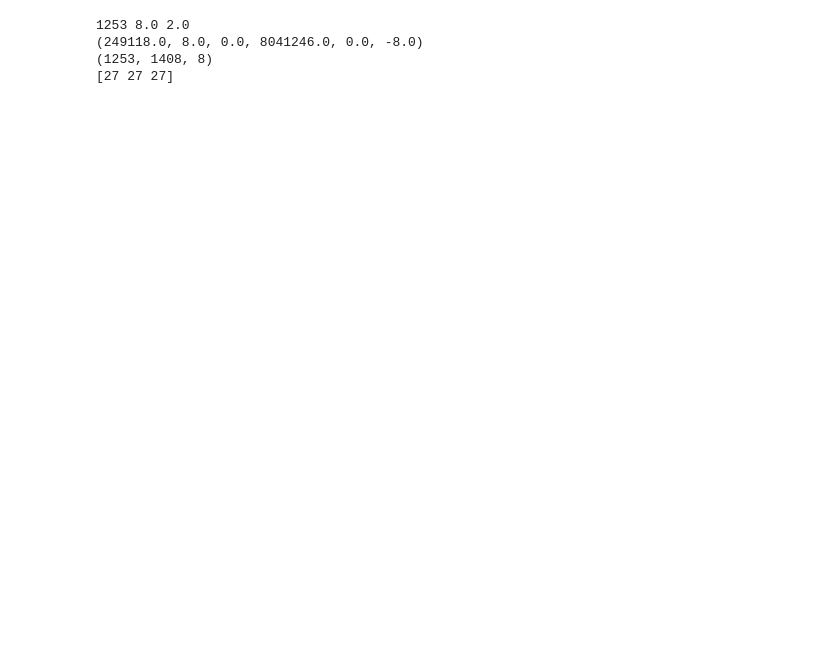
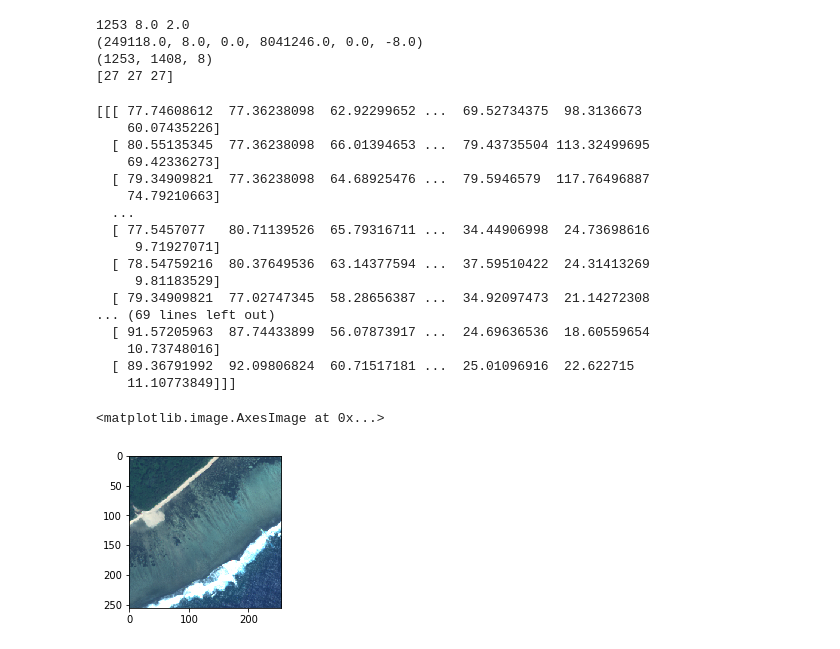
Before and after one commit to NASA-NeMO-Net/NeMO-Net, a Jupyter notebook: CNN/Fiji_SR_export.ipynb, the cells around one changed output. Drawn from its saved outputs; the diff is of its cells as text; code cells hidden in the pictures; blank space fills up the shorter version.

```diff
--- a/CNN/Fiji_SR_export.ipynb
+++ b/CNN/Fiji_SR_export.ipynb
@@ -183,3 +187,41 @@ print(Fiji_lores.truthimage[500,500,:])
 (249118.0, 8.0, 0.0, 8041246.0, 0.0, -8.0)
 (1253, 1408, 8)
 [27 27 27]
+# %%
+filepath1 = '../Images/Fiji_SR_Patches_v2_256/Back reef pavement/Back reef pavement_00000010.tif'
+testpatch = coralutils.CoralData(filepath1, load_type="raster")
+print(testpatch.image)
+
+# Stretch RGB image
+patch_R = 255/200*testpatch.image[:,:,4]
+patch_G = 255/200*testpatch.image[:,:,2]
+patch_B = 255/200*testpatch.image[:,:,1]
+patch_R[patch_R > 255] = 255
+patch_G[patch_G > 255] = 255
+patch_B[patch_B > 255] = 255
+testpatch_RGB = np.rollaxis(np.asarray([patch_R, patch_G, patch_B], dtype=np.uint8),0,3)
+testpatch_RGB[testpatch_RGB > 255] = 255
+
+fig = plt.figure()
+ax = plt.subplot(1,2,1)
+ax.imshow(testpatch_RGB)
+# %% [output]
+[[[ 77.74608612  77.36238098  62.92299652 ...  69.52734375  98.3136673
+    60.07435226]
+  [ 80.55135345  77.36238098  66.01394653 ...  79.43735504 113.32499695
+    69.42336273]
+  [ 79.34909821  77.36238098  64.68925476 ...  79.5946579  117.76496887
+    74.79210663]
+  ...
+  [ 77.5457077   80.71139526  65.79316711 ...  34.44906998  24.73698616
+     9.71927071]
+  [ 78.54759216  80.37649536  63.14377594 ...  37.59510422  24.31413269
+     9.81183529]
+  [ 79.34909821  77.02747345  58.28656387 ...  34.92097473  21.14272308
+... (69 lines left out)
+  [ 91.57205963  87.74433899  56.07873917 ...  24.69636536  18.60559654
+    10.73748016]
+  [ 89.36791992  92.09806824  60.71517181 ...  25.01096916  22.622715
+    11.10773849]]]
+<matplotlib.image.AxesImage at 0x...>
+[figure, added]
```
Also changed, not shown: parts of 2 cells of this notebook, 8 other files.
